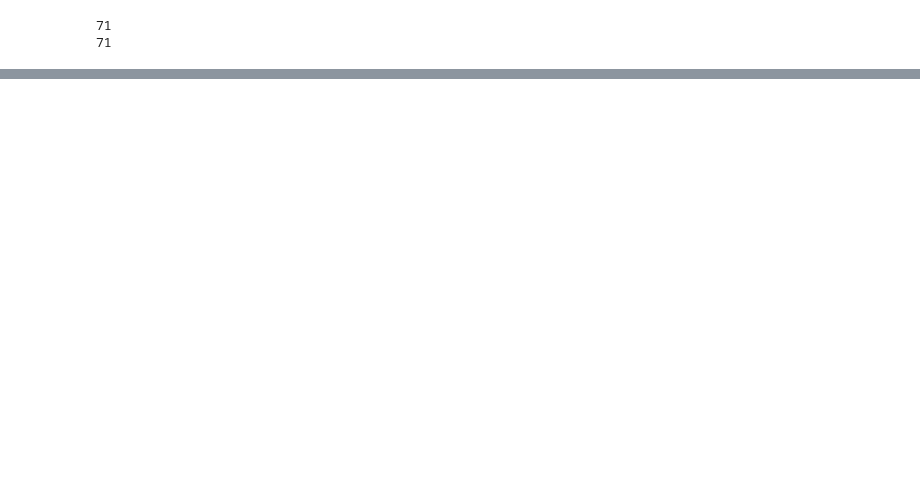
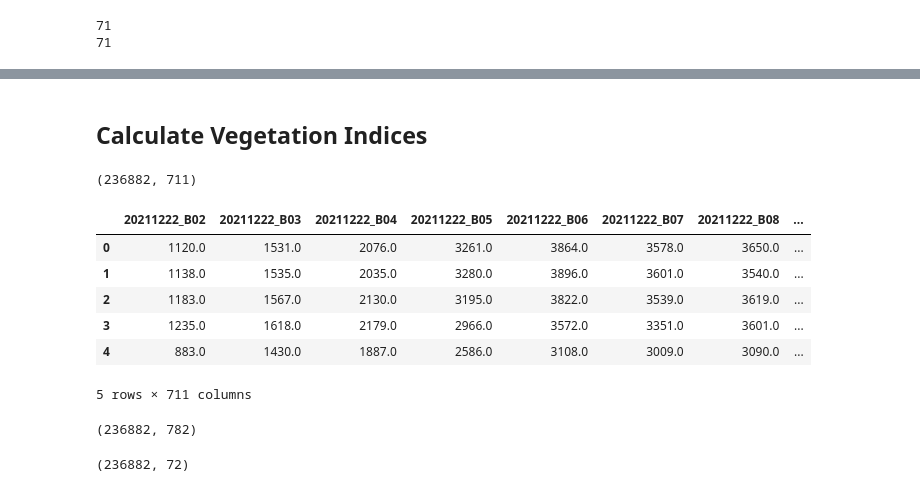
Before and after one commit to QasimKhan5x/Crop-Type-Mapping, a Jupyter notebook: Create_Data.ipynb, the cells around one changed output, grey strips where cells are left out. Drawn from its saved outputs; the diff is of its cells as text; code cells hidden in the pictures; blank space fills up the shorter version.

```diff
--- a/Create_Data.ipynb
+++ b/Create_Data.ipynb
@@ -101,0 +174,26 @@ images_2020 = store_images(year_2020_folder)
+# %% [markdown]
+## Calculate Vegetation Indices
+# %%
+ds_path = '/content/drive/MyDrive/VarunaOutput/final.parquet'
+ds = pd.read_parquet(ds_path)
+print(ds.shape)
+ds.head()
+# %% [output]
+(236882, 711)
+|  | 20211222_B02 | 20211222_B03 | 20211222_B04 | 20211222_B05 | 20211222_B06 | 20211222_B07 | 20211222_B08 | ... |
+| 0 | 1120.0 | 1531.0 | 2076.0 | 3261.0 | 3864.0 | 3578.0 | 3650.0 | ... |
+| 1 | 1138.0 | 1535.0 | 2035.0 | 3280.0 | 3896.0 | 3601.0 | 3540.0 | ... |
+| 2 | 1183.0 | 1567.0 | 2130.0 | 3195.0 | 3822.0 | 3539.0 | 3619.0 | ... |
+| 3 | 1235.0 | 1618.0 | 2179.0 | 2966.0 | 3572.0 | 3351.0 | 3601.0 | ... |
+| 4 | 883.0 | 1430.0 | 1887.0 | 2586.0 | 3108.0 | 3009.0 | 3090.0 | ... |
+5 rows × 711 columns
+# %%
+for col in range(0, len(ds.columns[:-1]) - 1, 10):
+    red = ds.iloc[:, col + 2]
+    nir = ds.iloc[:, col + 6]
+    ndvi = (nir - red) / (nir + red)
+    timestamp = ds.iloc[:, col].name.split("_")[0]
+    ds[f"{timestamp}_ndvi"] = ndvi
+print(ds.shape)
+# %% [output]
+(236882, 782)
@@ -101,0 +202,6 @@ images_2020 = store_images(year_2020_folder)
+# %%
+ndvi_cols = [col for col in ds.columns if 'ndvi' in col] + ['class']
+ndvi_ds = ds[ndvi_cols]
+ndvi_ds.shape
+# %% [output]
+(236882, 72)
```
Also changed, not shown: parts of 21 cells of this notebook.
